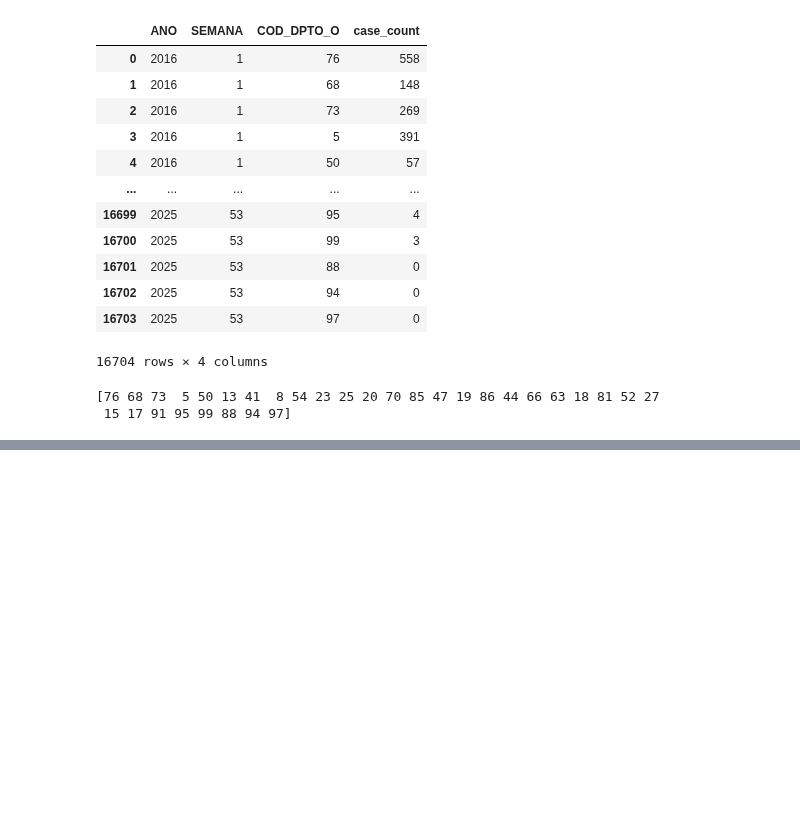
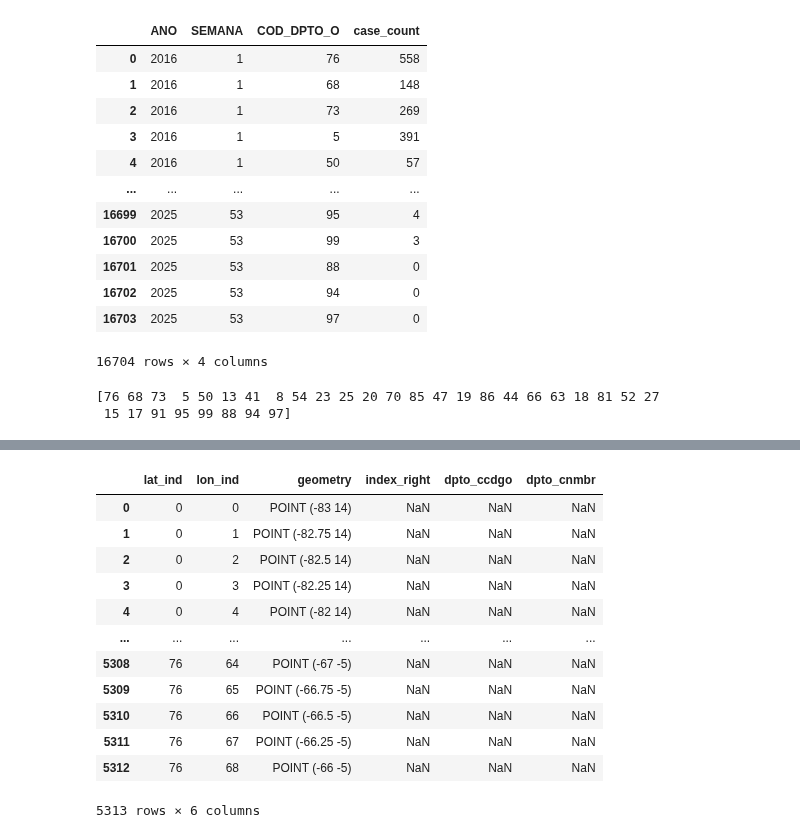
Before and after one commit to CarlosBlanco1/ColombiaDengueForecasting, a Jupyter notebook: notebooks/explore_dengue_cases.ipynb, the cells around one changed output, grey strips where cells are left out. Cells and saved outputs as stored; diff of their text form; code cells hidden in the pictures; blank space fills up the shorter version.

```diff
--- a/notebooks/explore_dengue_cases.ipynb
+++ b/notebooks/explore_dengue_cases.ipynb
@@ -296,0 +258,14 @@ KeyboardInterrupt:
+# %%
+from zipfile import ZipFile
+import xarray as xr
+
+with ZipFile('./data/raw/2m_temperature/temp.zip') as z:
+    z.extract('data.grib', './data/raw/2m_temperature')
+
+dataset = xr.open_dataset(
+    './data/raw/2m_temperature/data.grib',
+    engine='cfgrib',
+    chunks={'time': 24}
+)
+
+print(dataset)
@@ -296,0 +329,6 @@ KeyboardInterrupt:
+# %%
+import numpy as np
+
+lat_grid , lon_grid = np.meshgrid(dataset.latitude.values, dataset.longitude.values, indexing='ij')
+lat_indeces, lon_indeces = np.indices(lat_grid.shape)
+lat_indeces
@@ -296,0 +353,8 @@ KeyboardInterrupt:
+# %%
+grid_pts = gpd.GeoDataFrame({
+    "lat_ind" : lat_indeces.ravel(),
+    "lon_ind" : lon_indeces.ravel()
+},
+geometry=gpd.points_from_xy(lon_grid.ravel(), lat_grid.ravel()),
+crs="EPSG:4326")
+grid_pts
@@ -296,0 +375,17 @@ KeyboardInterrupt:
+# %%
+points_with_departments = gpd.sjoin(grid_pts, department_polygons[['dpto_ccdgo', 'dpto_cnmbr', 'geometry']], how='left', predicate='within')
+points_with_departments
+# %% [output]
+|  | lat_ind | lon_ind | geometry | index_right | dpto_ccdgo | dpto_cnmbr |
+| 0 | 0 | 0 | POINT (-83 14) | NaN | NaN | NaN |
+| 1 | 0 | 1 | POINT (-82.75 14) | NaN | NaN | NaN |
+| 2 | 0 | 2 | POINT (-82.5 14) | NaN | NaN | NaN |
+| 3 | 0 | 3 | POINT (-82.25 14) | NaN | NaN | NaN |
+| 4 | 0 | 4 | POINT (-82 14) | NaN | NaN | NaN |
+| ... | ... | ... | ... | ... | ... | ... |
+| 5308 | 76 | 64 | POINT (-67 -5) | NaN | NaN | NaN |
+| 5309 | 76 | 65 | POINT (-66.75 -5) | NaN | NaN | NaN |
+| 5310 | 76 | 66 | POINT (-66.5 -5) | NaN | NaN | NaN |
+| 5311 | 76 | 67 | POINT (-66.25 -5) | NaN | NaN | NaN |
+| 5312 | 76 | 68 | POINT (-66 -5) | NaN | NaN | NaN |
+5313 rows × 6 columns
```
Also changed, not shown: parts of 12 cells of this notebook.
